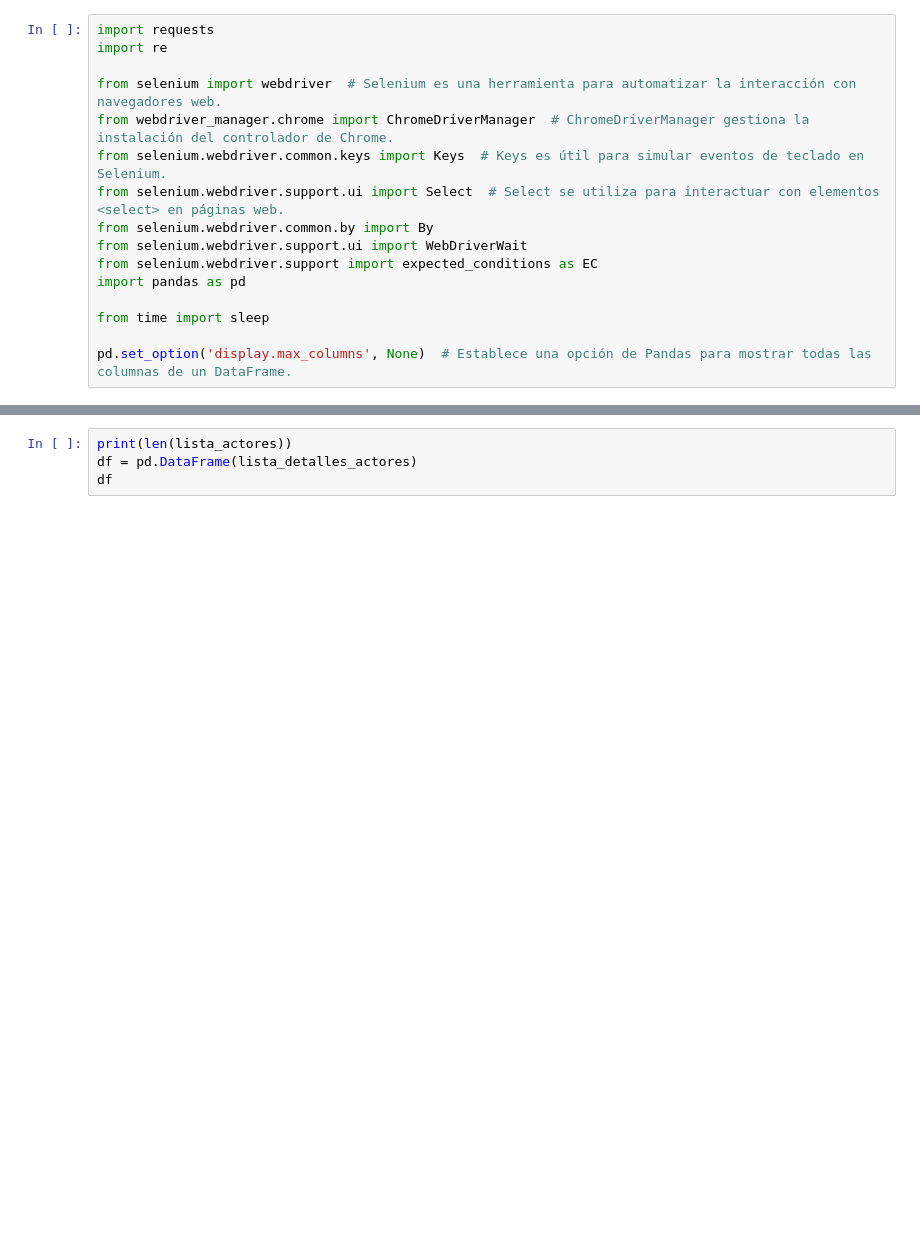
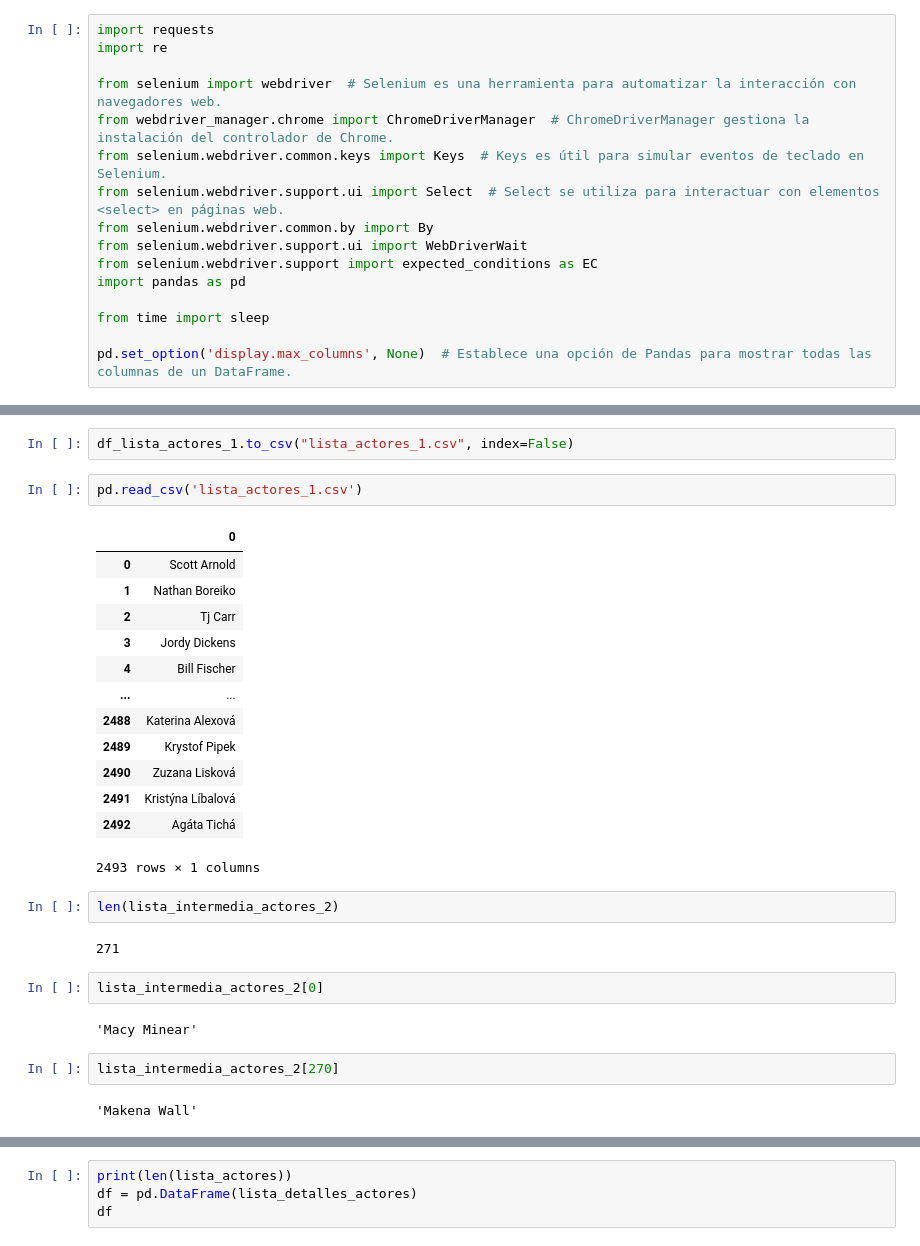
Before and after one commit to fernandaMarti/Proyecto-da-promo-H-modulo-2-team1-cine_freaks, a Jupyter notebook: Fase3.ipynb, the cells around one changed output, grey strips where cells are left out. Drawn from its saved outputs; the diff is of its cells as text; blank space fills up the shorter version.

```diff
--- a/Fase3.ipynb
+++ b/Fase3.ipynb
@@ -280,0 +322,30 @@ with open('detalles_actores.csv', 'w', newline='') as file:
+# %%
+df_lista_actores_1.to_csv("lista_actores_1.csv", index=False)
+# %%
+pd.read_csv('lista_actores_1.csv')
+# %% [output]
+|  | 0 |
+| 0 | Scott Arnold |
+| 1 | Nathan Boreiko |
+| 2 | Tj Carr |
+| 3 | Jordy Dickens |
+| 4 | Bill Fischer |
+| ... | ... |
+| 2488 | Katerina Alexová |
+| 2489 | Krystof Pipek |
+| 2490 | Zuzana Lisková |
+| 2491 | Kristýna Líbalová |
+| 2492 | Agáta Tichá |
+2493 rows × 1 columns
+# %%
+len(lista_intermedia_actores_2)
+# %% [output]
+271
+# %%
+lista_intermedia_actores_2[0]
+# %% [output]
+'Macy Minear'
+# %%
+lista_intermedia_actores_2[270]
+# %% [output]
+'Makena Wall'
```
Also changed, not shown: parts of 20 cells of this notebook.
